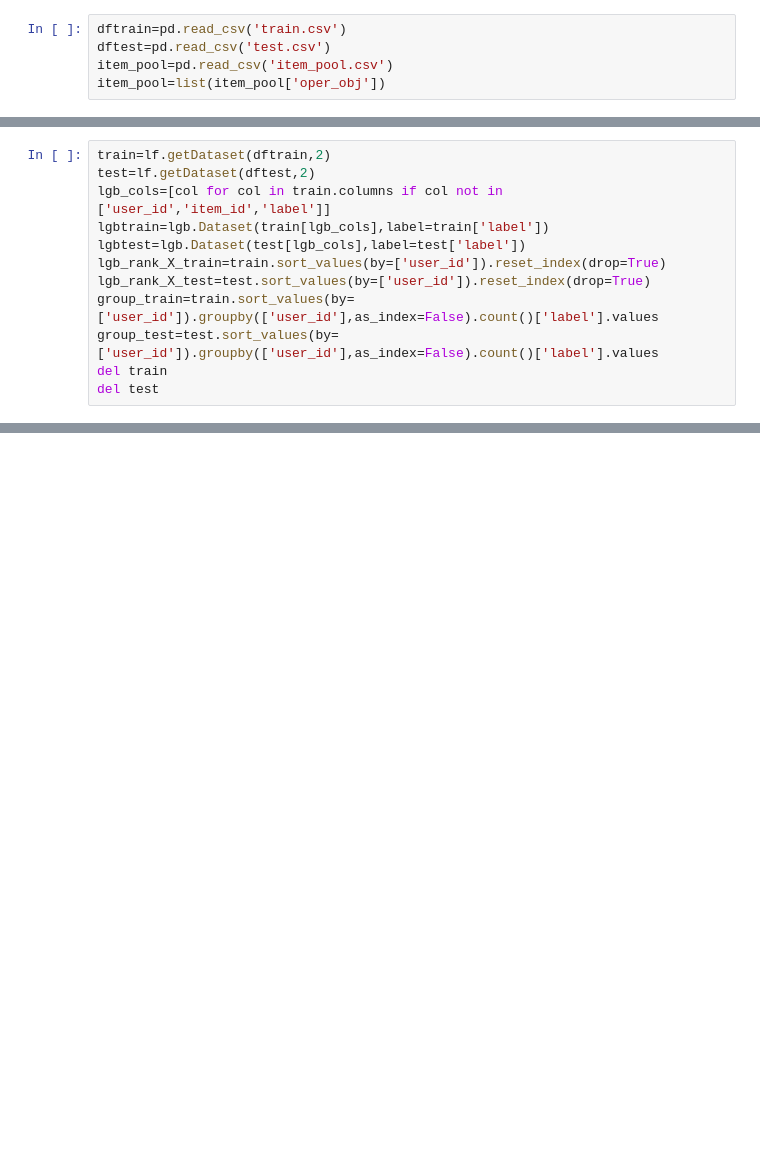
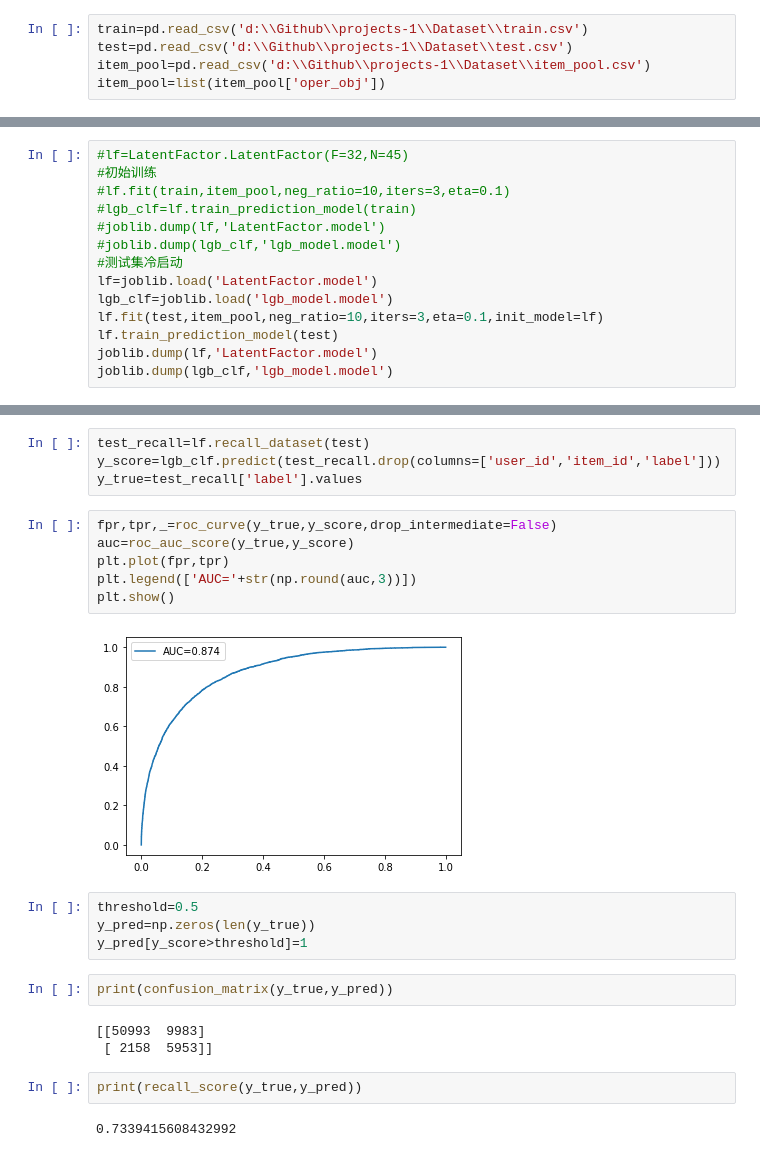
Before and after one commit to Roach724/Projects_DataScience, a Jupyter notebook: LatentFactor/main.ipynb, the cells around one changed output, grey strips where cells are left out. Saved outputs shown, nothing was run; the diff lists cells and outputs as text; blank space fills up the shorter version.

Commit message:
complete basic lanten factor model

```diff
--- a/LatentFactor/main.ipynb
+++ b/LatentFactor/main.ipynb
@@ -11,6 +10,6 @@ from sklearn.metrics import confusion_matrix,recall_score,roc_curve,precision_sc
 %matplotlib inline
 # %%
-dftrain=pd.read_csv('train.csv')
-dftest=pd.read_csv('test.csv')
-item_pool=pd.read_csv('item_pool.csv')
+train=pd.read_csv('d:\\Github\\projects-1\\Dataset\\train.csv')
+test=pd.read_csv('d:\\Github\\projects-1\\Dataset\\test.csv')
+item_pool=pd.read_csv('d:\\Github\\projects-1\\Dataset\\item_pool.csv')
 item_pool=list(item_pool['oper_obj'])
@@ -39,12 +15,0 @@ cross entropy loss: 0.10767371593159508
-# %%
-train=lf.getDataset(dftrain,2)
-test=lf.getDataset(dftest,2)
-lgb_cols=[col for col in train.columns if col not in ['user_id','item_id','label']]
-lgbtrain=lgb.Dataset(train[lgb_cols],label=train['label'])
-lgbtest=lgb.Dataset(test[lgb_cols],label=test['label'])
-lgb_rank_X_train=train.sort_values(by=['user_id']).reset_index(drop=True)
-lgb_rank_X_test=test.sort_values(by=['user_id']).reset_index(drop=True)
-group_train=train.sort_values(by=['user_id']).groupby(['user_id'],as_index=False).count()['label'].values
-group_test=test.sort_values(by=['user_id']).groupby(['user_id'],as_index=False).count()['label'].values
-del train
-del test
@@ -118,0 +16,14 @@ print(lf.Recall(dftest,clf_pred))
+# %%
+#lf=LatentFactor.LatentFactor(F=32,N=45)
+#初始训练
+#lf.fit(train,item_pool,neg_ratio=10,iters=3,eta=0.1)
+#lgb_clf=lf.train_prediction_model(train)
+#joblib.dump(lf,'LatentFactor.model')
+#joblib.dump(lgb_clf,'lgb_model.model')
+#测试集冷启动
+lf=joblib.load('LatentFactor.model')
+lgb_clf=joblib.load('lgb_model.model')
+lf.fit(test,item_pool,neg_ratio=10,iters=3,eta=0.1,init_model=lf)
+lf.train_prediction_model(test)
+joblib.dump(lf,'LatentFactor.model')
+joblib.dump(lgb_clf,'lgb_model.model')
@@ -118,0 +67,25 @@ print(lf.Recall(dftest,clf_pred))
+# %%
+test_recall=lf.recall_dataset(test)
+y_score=lgb_clf.predict(test_recall.drop(columns=['user_id','item_id','label']))
+y_true=test_recall['label'].values
+# %%
+fpr,tpr,_=roc_curve(y_true,y_score,drop_intermediate=False)
+auc=roc_auc_score(y_true,y_score)
+plt.plot(fpr,tpr)
+plt.legend(['AUC='+str(np.round(auc,3))])
+plt.show()
+# %% [output]
+[figure, added]
+# %%
+threshold=0.5
+y_pred=np.zeros(len(y_true))
+y_pred[y_score>threshold]=1
+# %%
+print(confusion_matrix(y_true,y_pred))
+# %% [output]
+[[50993  9983]
+ [ 2158  5953]]
+# %%
+print(recall_score(y_true,y_pred))
+# %% [output]
+0.7339415608432992
```
Also changed, not shown: parts of 8 cells of this notebook, 7 other files.
